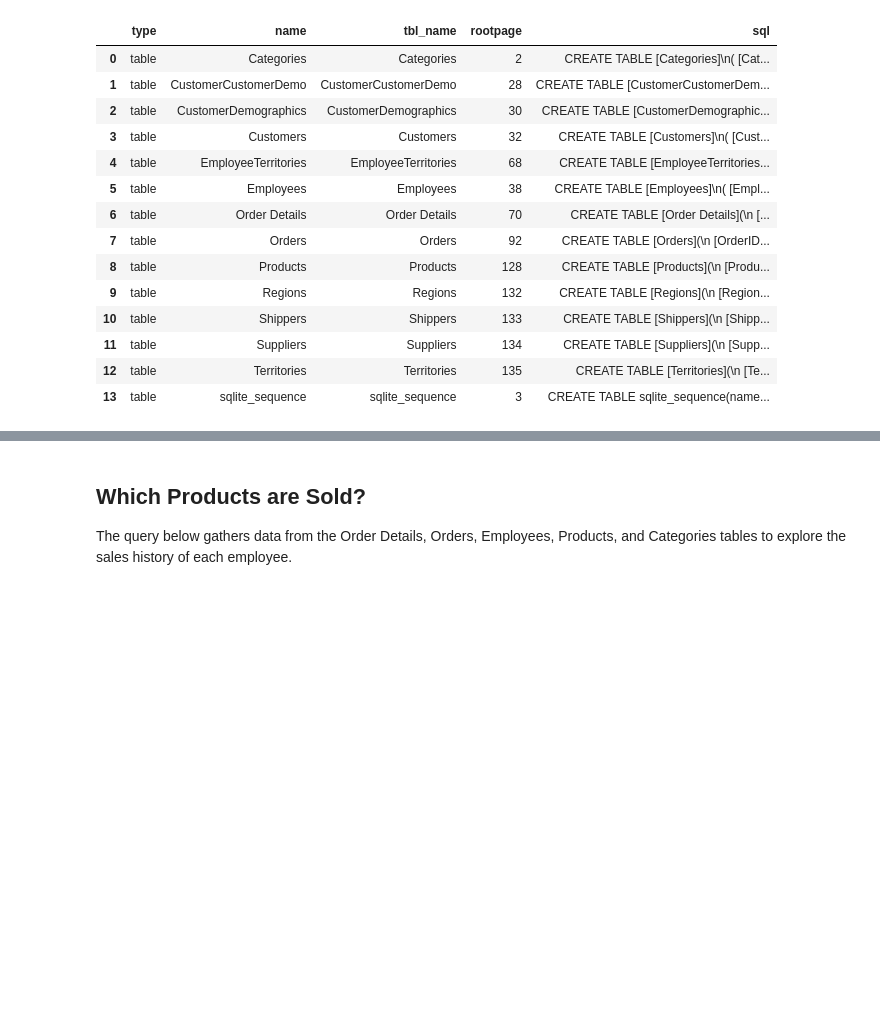
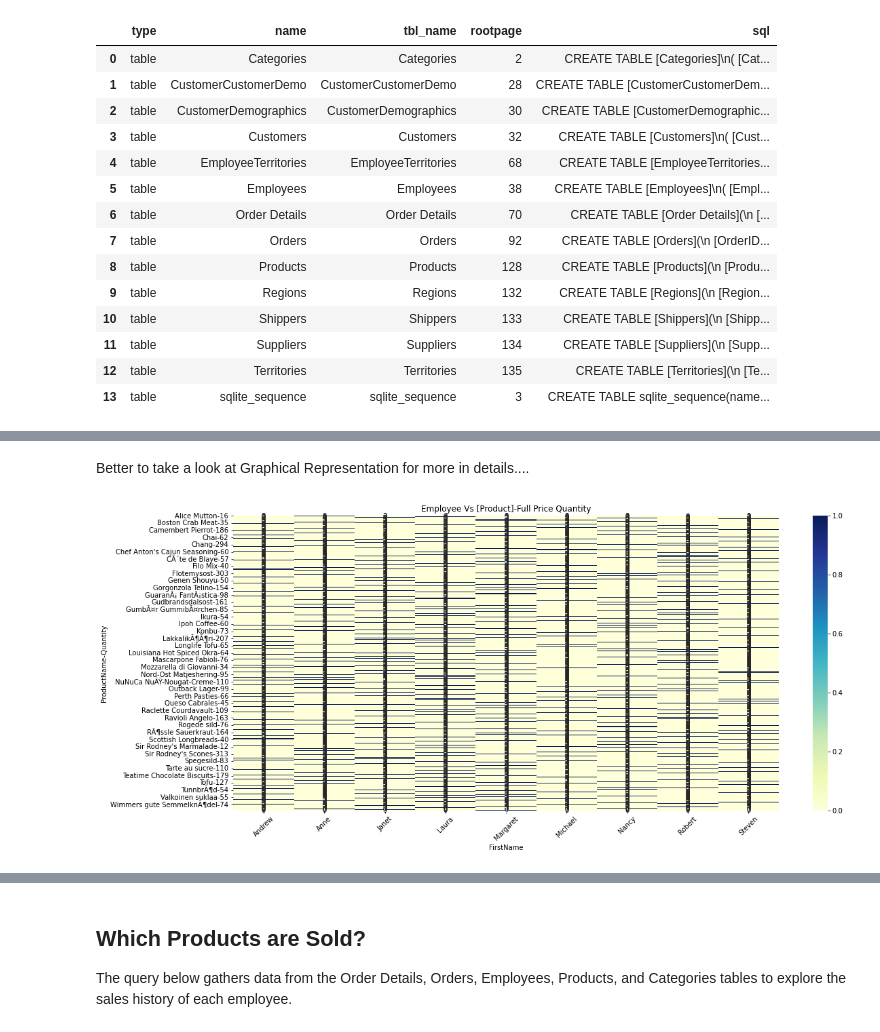
Before and after one commit to atbiggie/ST590-Project2, a Jupyter notebook: PartTwo.ipynb, the cells around one changed output, grey strips where cells are left out. Cells and saved outputs as stored; diff of their text form; code cells hidden in the pictures; blank space fills up the shorter version.

```diff
--- a/PartTwo.ipynb
+++ b/PartTwo.ipynb
@@ -30,0 +107,9 @@ pd.read_sql("SELECT * FROM sqlite_schema WHERE type = 'table' ORDER BY name", co
+# %%
+sellQtyFullPrice = pd.read_sql(firstCall+' where Discount = 0.00', con)
+sellQtyFullPrice = sellQty.groupby(['EmployeeID', 'ProductID']).agg({'Quantity' : sum, 'ProductName' : 'first', 'CategoryName' : 'first', 'FirstName' : 'first', 'LastName' : 'first', 'Title' : 'first'})
+
+x = sellQtyFullPrice.ProductName.astype("category")
+y = sellQtyFullPrice.FirstName.astype("category")
+pd.crosstab(
+    index = [x, sellQtyFullPrice.Quantity],
+    columns = y, margins=True)
@@ -30,0 +131,15 @@ pd.read_sql("SELECT * FROM sqlite_schema WHERE type = 'table' ORDER BY name", co
+# %% [markdown]
+Better to take a look at Graphical Representation for more in details....
+# %%
+import seaborn as sns
+import matplotlib.pyplot as plt
+
+plt.figure(figsize=(18, 8))
+sellQtyFullPriceTab = sns.heatmap(pd.crosstab(
+    index = [x, sellQtyFullPrice.Quantity],
+    columns = y), cmap="YlGnBu", annot=True, cbar=True)
+plt.xticks(rotation = 45)
+plt.title("Employee Vs [Product]-Full Price Quantity")
+plt.show()
+# %% [output]
+[figure, added]
```
Also changed, not shown: parts of 14 cells of this notebook.
